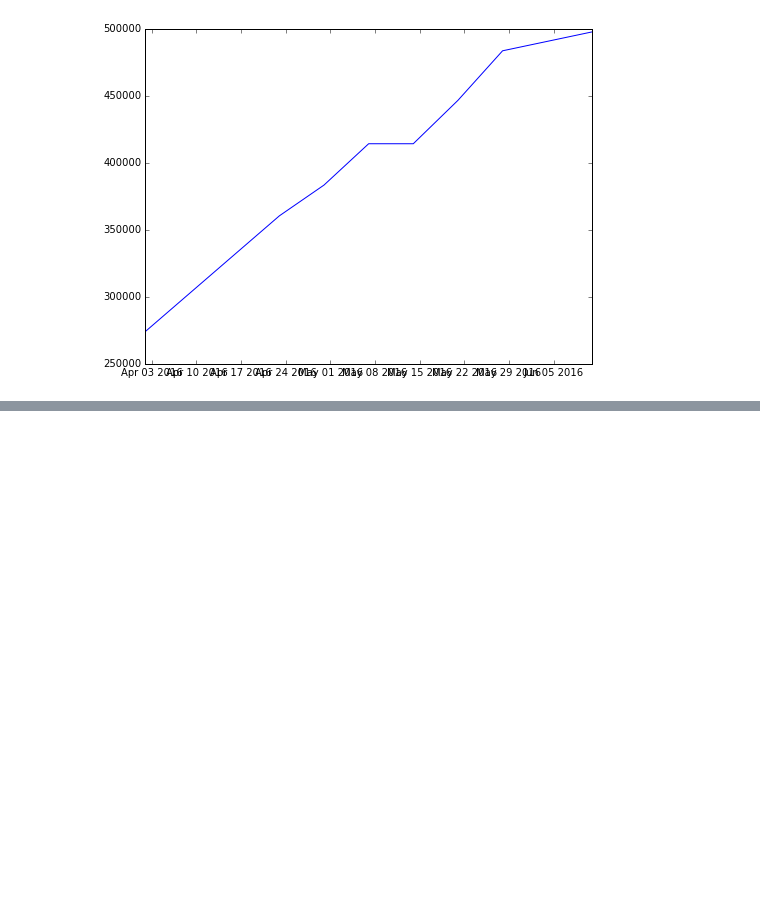
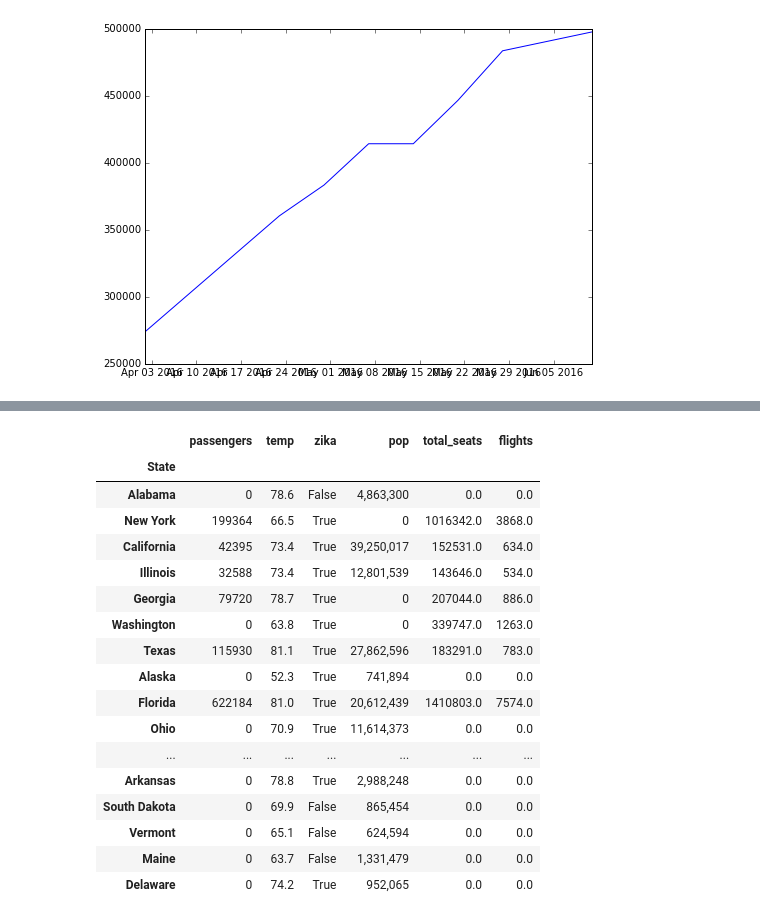
Before and after one commit to aagrawal01/BAH-Zika-Virus-Modeling, a Jupyter notebook: exploration0.ipynb, the cells around one changed output, grey strips where cells are left out. Drawn from its saved outputs; the diff is of its cells as text; code cells hidden in the pictures; blank space fills up the shorter version.

```diff
--- a/exploration0.ipynb
+++ b/exploration0.ipynb
@@ -109,0 +292,10 @@ ax.plot(cdcBrazil.report_date, cdcBrazil.total_value)
+# %%
+y = pd.Series(y, temp.index)
+russelldata['zika'] = y
+# %%
+df = russelldata.join(flightdata)
+df.drop(['State','abr'],axis=1,inplace=True)
+# %%
+df = df[df.zika.isnull() == False]
+# %%
+df.fillna(0, inplace = True)
@@ -109,0 +305,21 @@ ax.plot(cdcBrazil.report_date, cdcBrazil.total_value)
+# %%
+df
+# %% [output]
+|  | passengers | temp | zika | pop | total_seats | flights |
+| State |  |  |  |  |  |  |
+| Alabama | 0 | 78.6 | False | 4,863,300 | 0.0 | 0.0 |
+| New York | 199364 | 66.5 | True | 0 | 1016342.0 | 3868.0 |
+| California | 42395 | 73.4 | True | 39,250,017 | 152531.0 | 634.0 |
+| Illinois | 32588 | 73.4 | True | 12,801,539 | 143646.0 | 534.0 |
+| Georgia | 79720 | 78.7 | True | 0 | 207044.0 | 886.0 |
+| Washington | 0 | 63.8 | True | 0 | 339747.0 | 1263.0 |
+| Texas | 115930 | 81.1 | True | 27,862,596 | 183291.0 | 783.0 |
+| Alaska | 0 | 52.3 | True | 741,894 | 0.0 | 0.0 |
+| Florida | 622184 | 81.0 | True | 20,612,439 | 1410803.0 | 7574.0 |
+| Ohio | 0 | 70.9 | True | 11,614,373 | 0.0 | 0.0 |
+| ... | ... | ... | ... | ... | ... | ... |
+| Arkansas | 0 | 78.8 | True | 2,988,248 | 0.0 | 0.0 |
+| South Dakota | 0 | 69.9 | False | 865,454 | 0.0 | 0.0 |
+| Vermont | 0 | 65.1 | False | 624,594 | 0.0 | 0.0 |
+| Maine | 0 | 63.7 | False | 1,331,479 | 0.0 | 0.0 |
+| Delaware | 0 | 74.2 | True | 952,065 | 0.0 | 0.0 |
```
Also changed, not shown: parts of 46 cells of this notebook.
